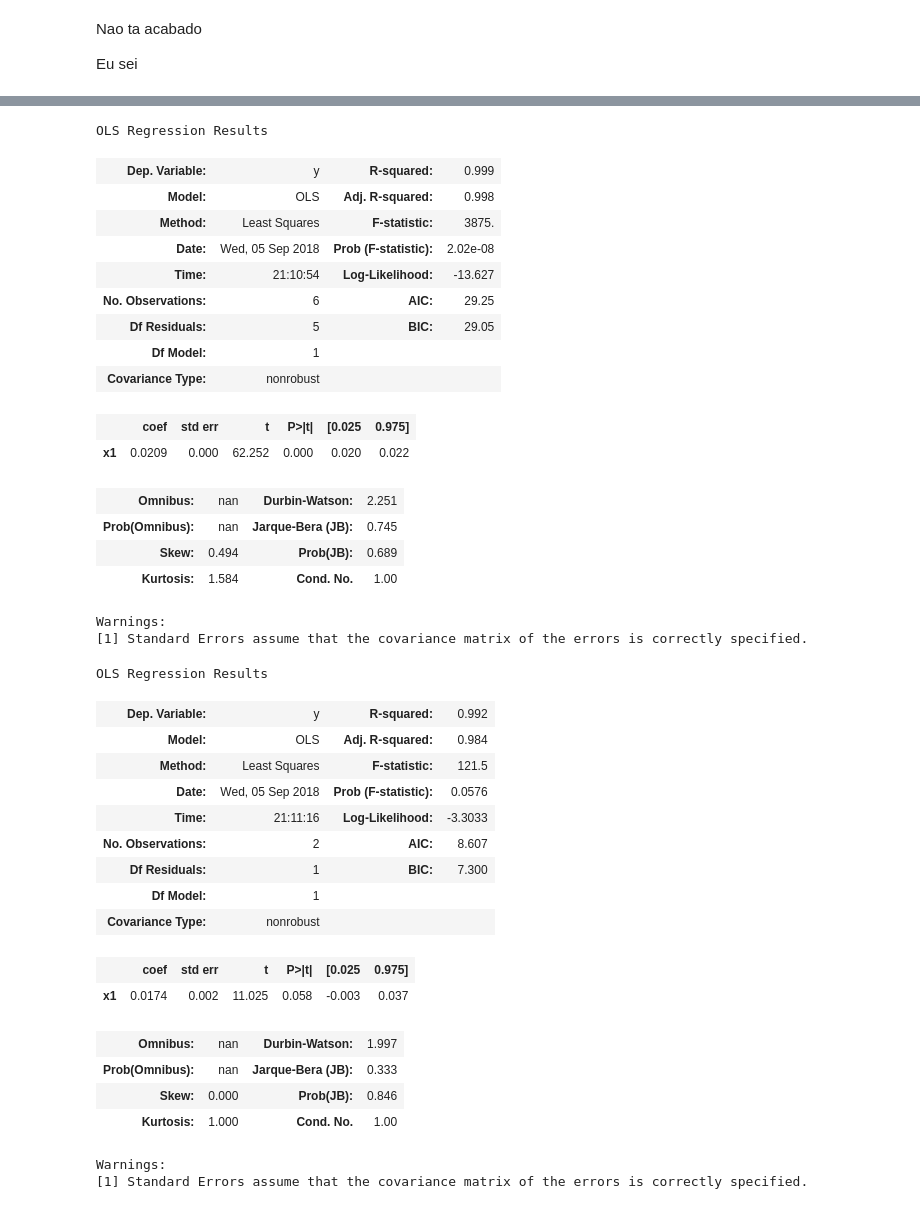
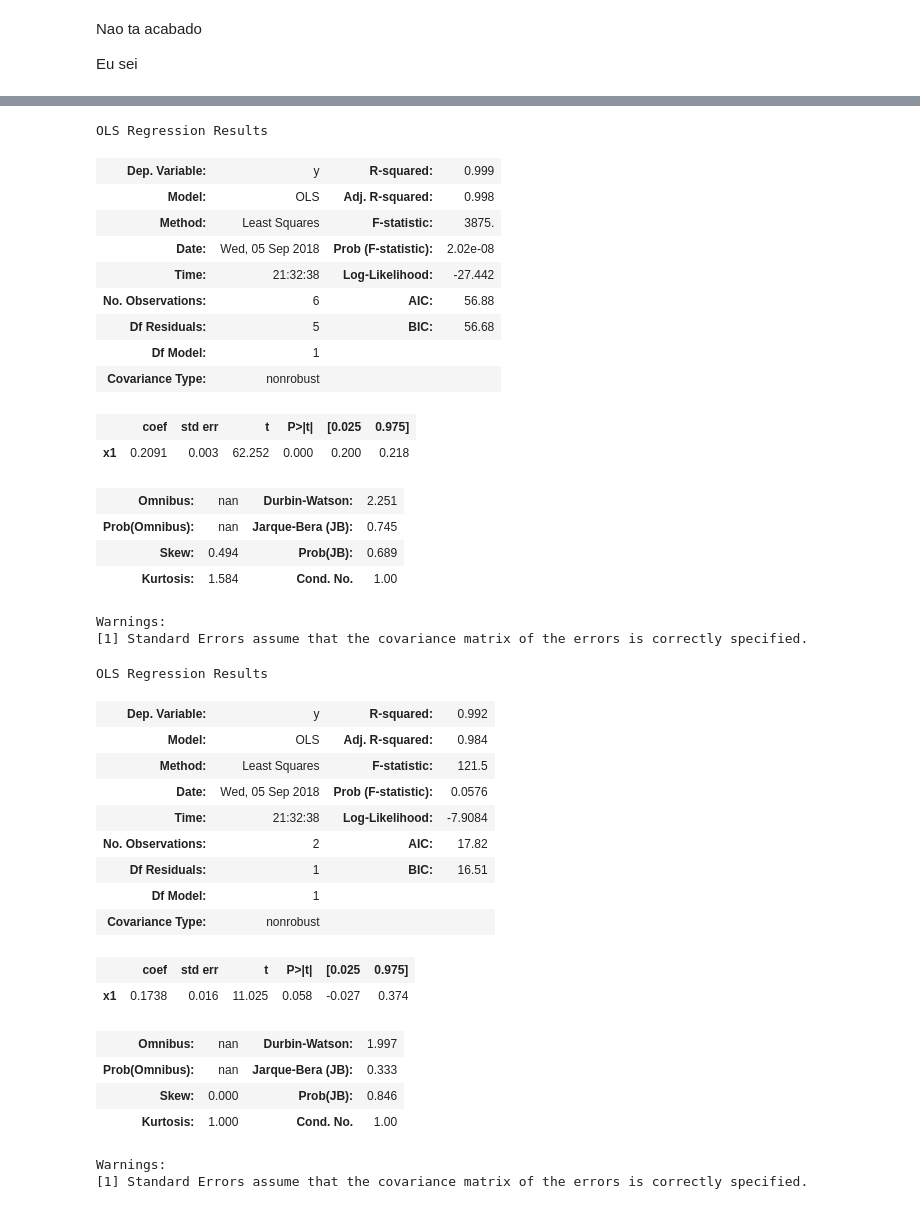
Before and after one commit to tiagodalloca/f229, a Jupyter notebook: experimento 2/Graficos.ipynb, the cells around one changed output, grey strips where cells are left out. Drawn from its saved outputs; the diff is of its cells as text; code cells hidden in the pictures.

```diff
--- a/experimento 2/Graficos.ipynb
+++ b/experimento 2/Graficos.ipynb
@@ -202,23 +202,23 @@ OLS Regression Results
 Warnings:
 [1] Standard Errors assume that the covariance matrix of the errors is correctly specified.
 # %%
-model = sm.OLS(np.array(harmonicos_separados[4]['Peso (g)']),
+model = sm.OLS(np.array(harmonicos_separados[4]['Peso (g)']*10),
                (np.array(harmonicos_separados[4]['Comprimento (cm)'] / 100 * 240 / 5))**2)
 result = model.fit()
 result.summary()
 # %% [output]
 OLS Regression Results
 | Dep. Variable: | y | R-squared: | 0.999 |
 | Model: | OLS | Adj. R-squared: | 0.998 |
 | Method: | Least Squares | F-statistic: | 3875. |
 | Date: | Wed, 05 Sep 2018 | Prob (F-statistic): | 2.02e-08 |
-| Time: | 21:10:54 | Log-Likelihood: | -13.627 |
-| No. Observations: | 6 | AIC: | 29.25 |
-| Df Residuals: | 5 | BIC: | 29.05 |
+| Time: | 21:32:38 | Log-Likelihood: | -27.442 |
+| No. Observations: | 6 | AIC: | 56.88 |
+| Df Residuals: | 5 | BIC: | 56.68 |
 | Df Model: | 1 |  |  |
 | Covariance Type: | nonrobust |  |  |
 |  | coef | std err | t | P>|t| | [0.025 | 0.975] |
-| x1 | 0.0209 | 0.000 | 62.252 | 0.000 | 0.020 | 0.022 |
+| x1 | 0.2091 | 0.003 | 62.252 | 0.000 | 0.200 | 0.218 |
 | Omnibus: | nan | Durbin-Watson: | 2.251 |
 | Prob(Omnibus): | nan | Jarque-Bera (JB): | 0.745 |
 | Skew: | 0.494 | Prob(JB): | 0.689 |
@@ -226,7 +226,7 @@ OLS Regression Results
 Warnings:
 [1] Standard Errors assume that the covariance matrix of the errors is correctly specified.
 # %%
-model = sm.OLS(np.array(harmonicos_separados[5]['Peso (g)']),
+model = sm.OLS(np.array(harmonicos_separados[5]['Peso (g)']*10),
                (np.array(harmonicos_separados[5]['Comprimento (cm)'] / 100 * 240 / 6))**2)
 result = model.fit()
 result.summary()
@@ -236,13 +236,13 @@ OLS Regression Results
 | Model: | OLS | Adj. R-squared: | 0.984 |
 | Method: | Least Squares | F-statistic: | 121.5 |
 | Date: | Wed, 05 Sep 2018 | Prob (F-statistic): | 0.0576 |
-| Time: | 21:11:16 | Log-Likelihood: | -3.3033 |
-| No. Observations: | 2 | AIC: | 8.607 |
-| Df Residuals: | 1 | BIC: | 7.300 |
+| Time: | 21:32:38 | Log-Likelihood: | -7.9084 |
+| No. Observations: | 2 | AIC: | 17.82 |
+| Df Residuals: | 1 | BIC: | 16.51 |
 | Df Model: | 1 |  |  |
 | Covariance Type: | nonrobust |  |  |
 |  | coef | std err | t | P>|t| | [0.025 | 0.975] |
-| x1 | 0.0174 | 0.002 | 11.025 | 0.058 | -0.003 | 0.037 |
+| x1 | 0.1738 | 0.016 | 11.025 | 0.058 | -0.027 | 0.374 |
 | Omnibus: | nan | Durbin-Watson: | 1.997 |
 | Prob(Omnibus): | nan | Jarque-Bera (JB): | 0.333 |
 | Skew: | 0.000 | Prob(JB): | 0.846 |
```
Also changed, not shown: parts of 4 cells of this notebook.
